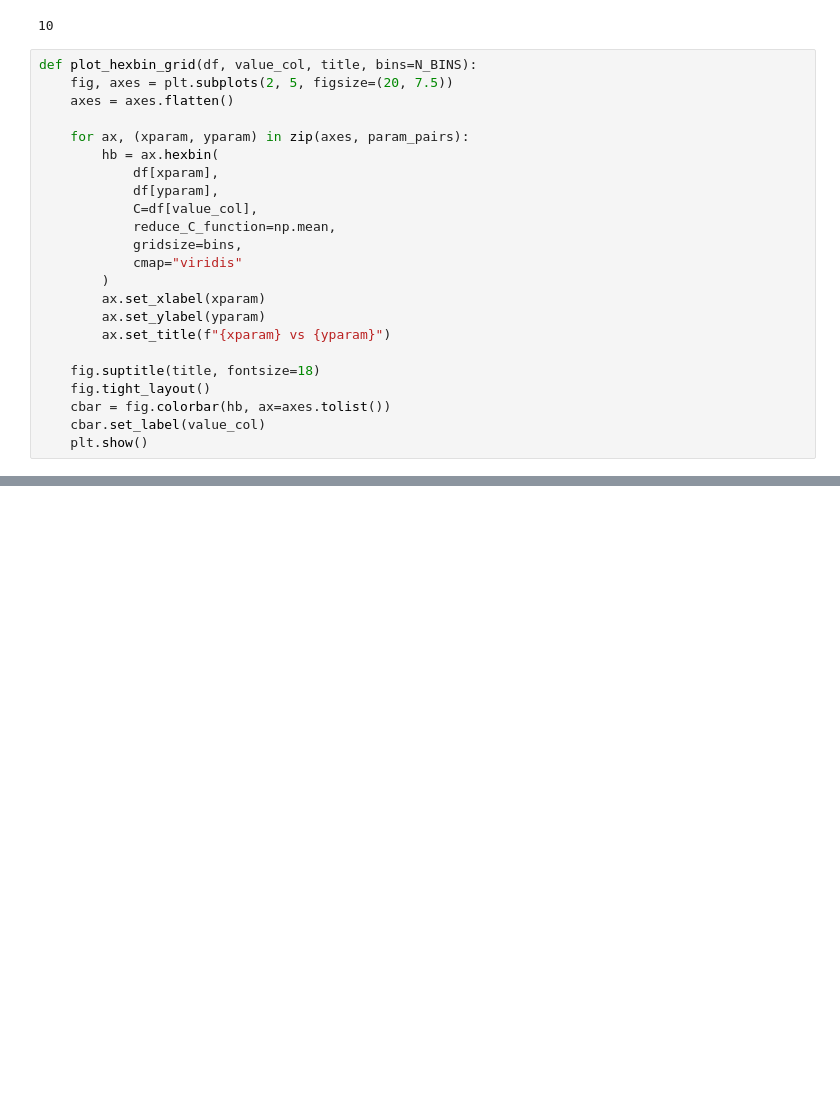
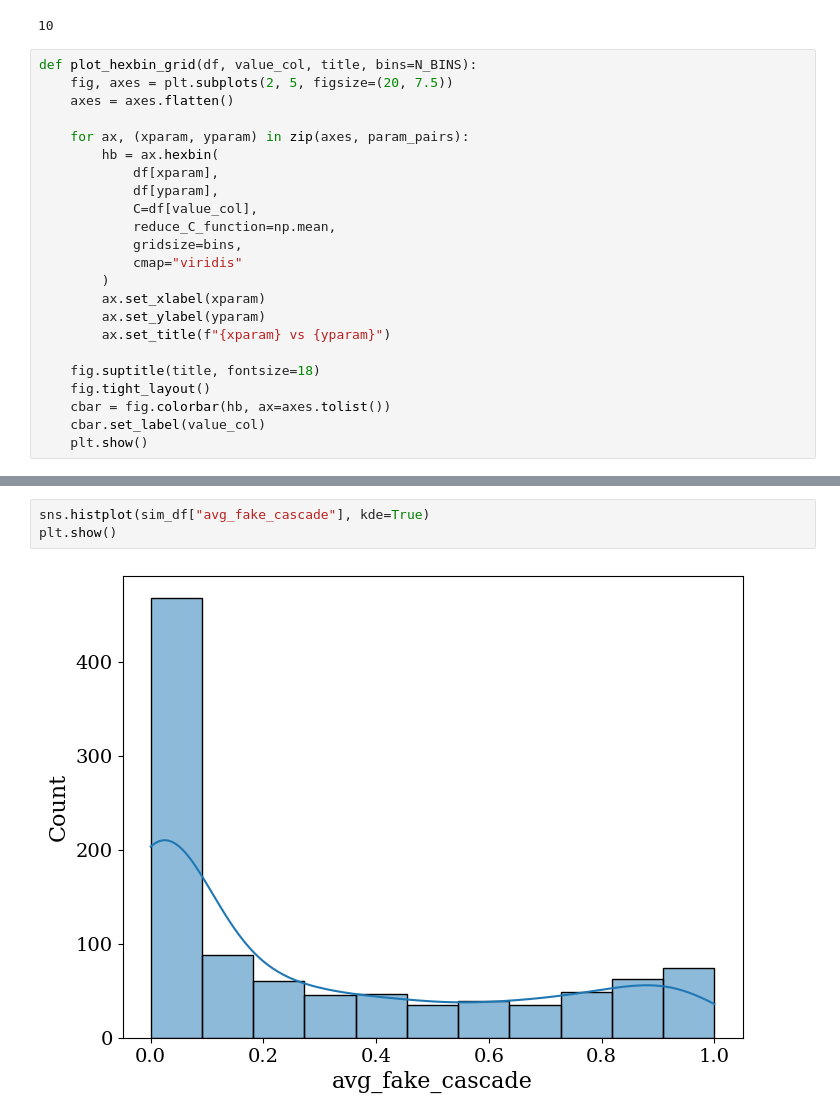
Before and after one commit to charlesaugdupont/deepfake-percolation, a Jupyter notebook: notebooks/analysis.ipynb, the cells around one changed output, grey strips where cells are left out. Saved outputs shown, nothing was run; the diff lists cells and outputs as text; blank space fills up the shorter version.

```diff
--- a/notebooks/analysis.ipynb
+++ b/notebooks/analysis.ipynb
@@ -144,0 +148,5 @@ plot_hexbin_grid(
+# %%
+sns.histplot(sim_df["avg_fake_cascade"], kde=True)
+plt.show()
+# %% [output]
+[figure, added]
```
Also changed, not shown: parts of 9 cells of this notebook, 7 other files.
